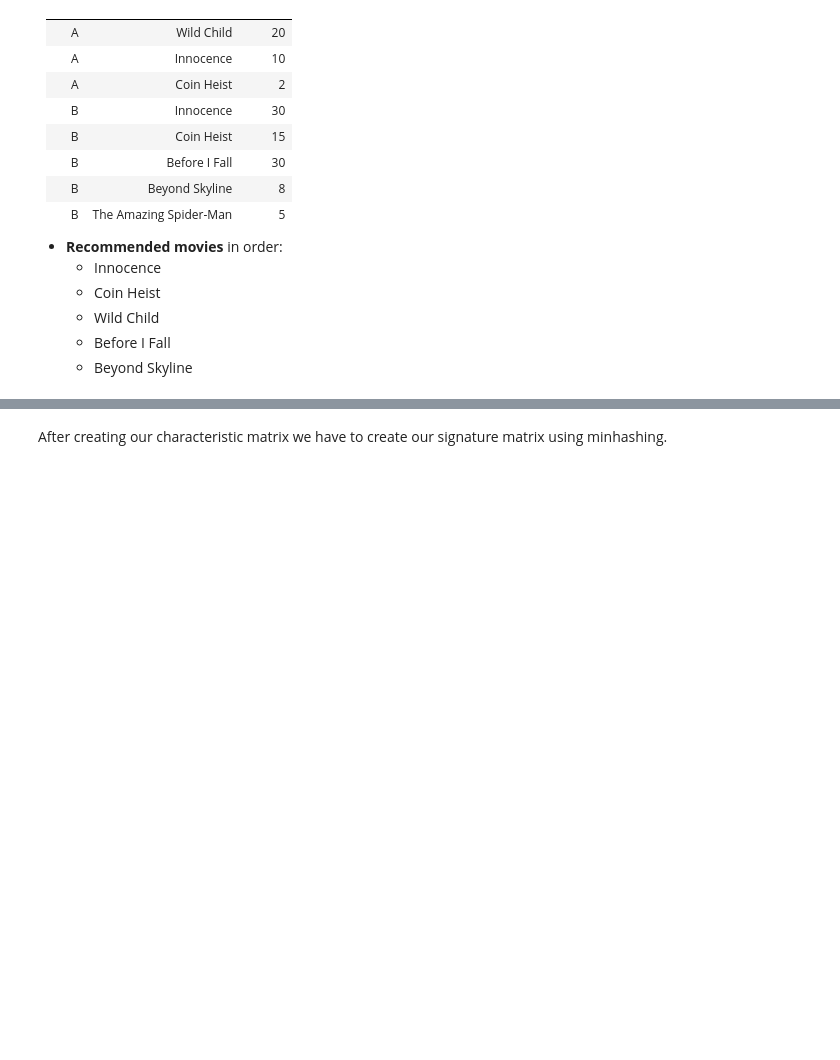
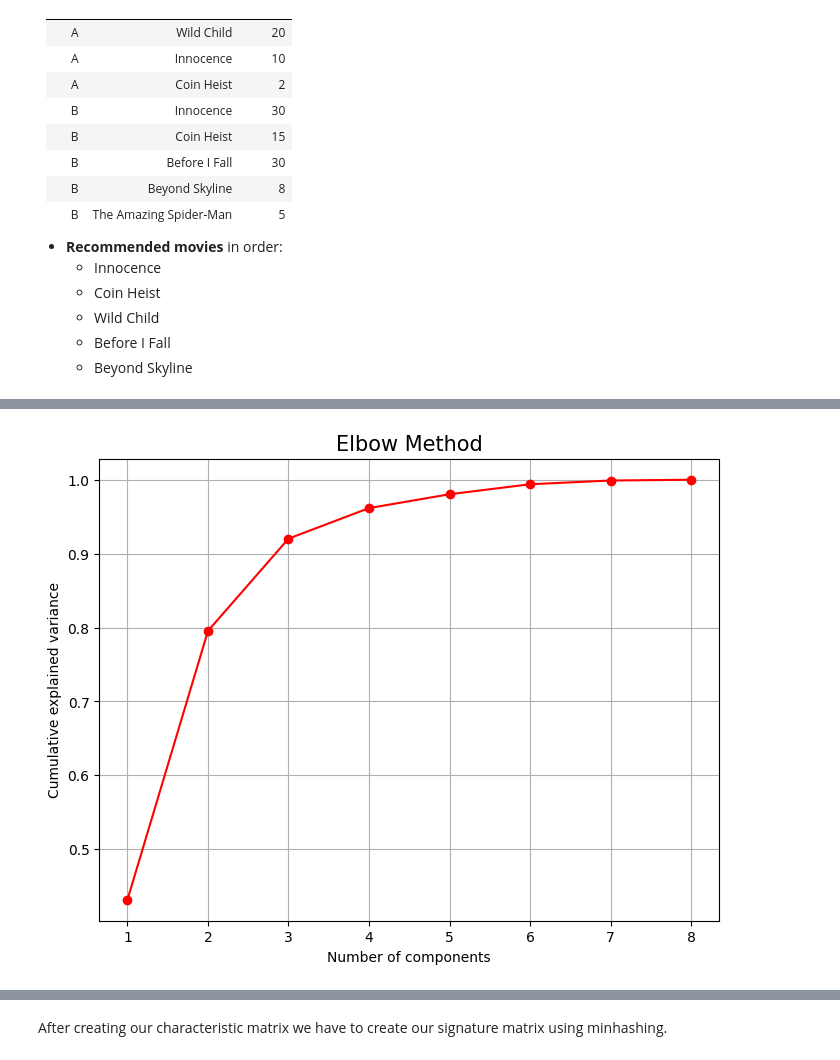
Before and after one commit to do3-173/ADM_HW4, a Jupyter notebook: main.ipynb, the cells around one changed output, grey strips where cells are left out. Drawn from its saved outputs; the diff is of its cells as text; code cells hidden in the pictures; blank space fills up the shorter version.

```diff
--- a/main.ipynb
+++ b/main.ipynb
@@ -69,0 +1175,10 @@ netflix_df = pd.read_csv(r'C:\Users\ahmad\Desktop\sap\adm\HW4\archive (1)\vodcli
+# %%
+final_df = pd.read_csv("final.csv")
+# %%
+numerical_columns = ['average_click_duration', 'average_duration_per_day', 'tot_movie_watched', 'num_of_days', 'average_release_year', 'max_time_spent_watching', 'frequency', 'average_weekend_click_duration']
+
+# Initialize the MinMaxScaler
+scaler = StandardScaler()
+
+# Fit and transform the data
+final_df_normalized = pd.DataFrame(scaler.fit_transform(final_df[numerical_columns]), columns=numerical_columns)
@@ -69,0 +1282,20 @@ netflix_df = pd.read_csv(r'C:\Users\ahmad\Desktop\sap\adm\HW4\archive (1)\vodcli
+# %%
+# Initialize the PCA
+pca = PCA().fit(final_df_normalized)
+
+# Create a list of explained variance ratios
+explained_variance = np.cumsum(pca.explained_variance_ratio_)
+
+# Create a list of number of components
+components = np.arange(1, len(explained_variance) + 1)
+
+#Let's use a screeplot to visualize the number of features and the correspondend explained variance
+plt.figure(figsize=(8, 6))
+plt.plot(components, explained_variance, 'ro-')
+plt.xlabel('Number of components')
+plt.ylabel('Cumulative explained variance')
+plt.title('Elbow Method', fontsize = 15)
+plt.grid()
+plt.show()
+# %% [output]
+[figure, added]
```
Also changed, not shown: parts of 193 cells of this notebook, 8 other files.
